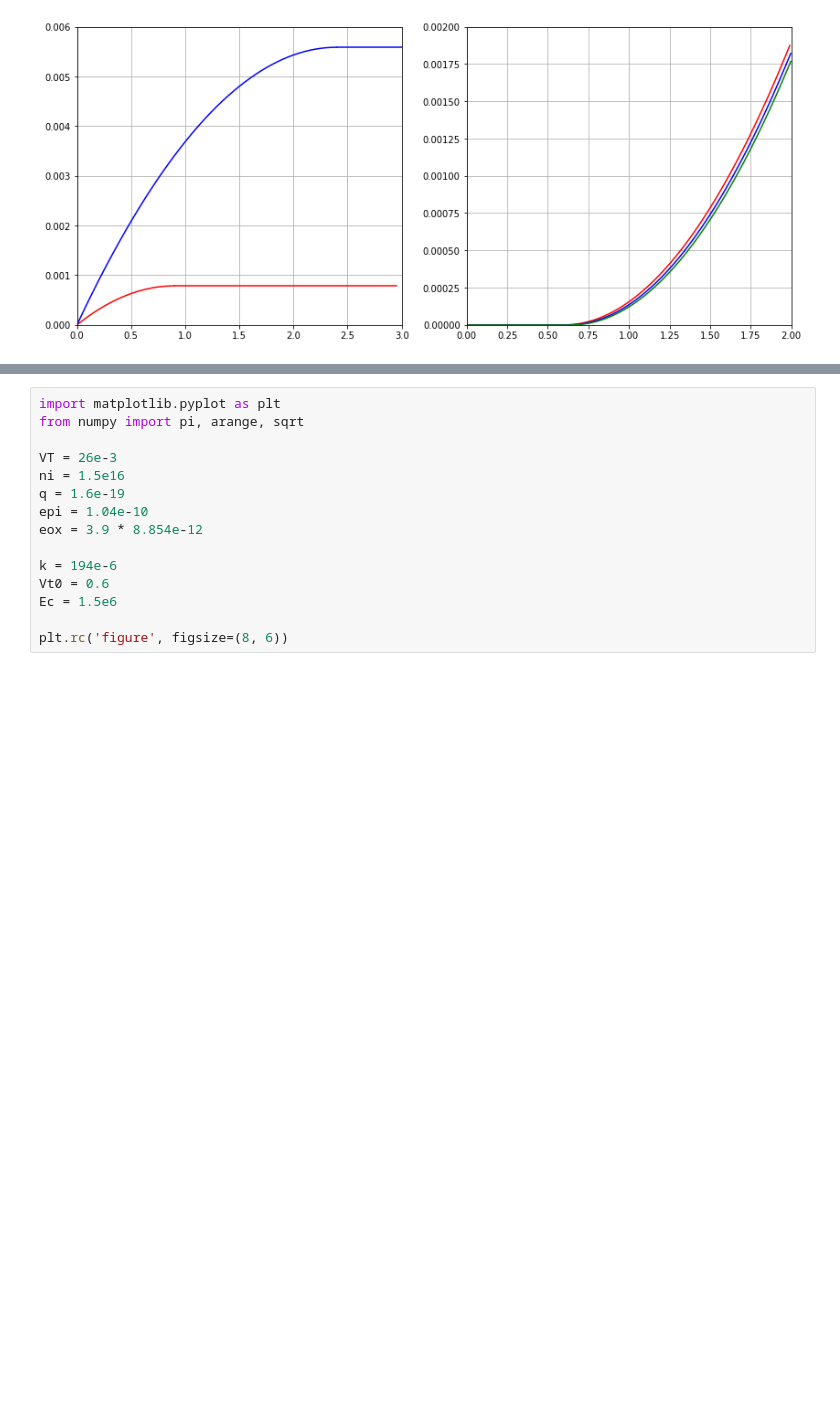
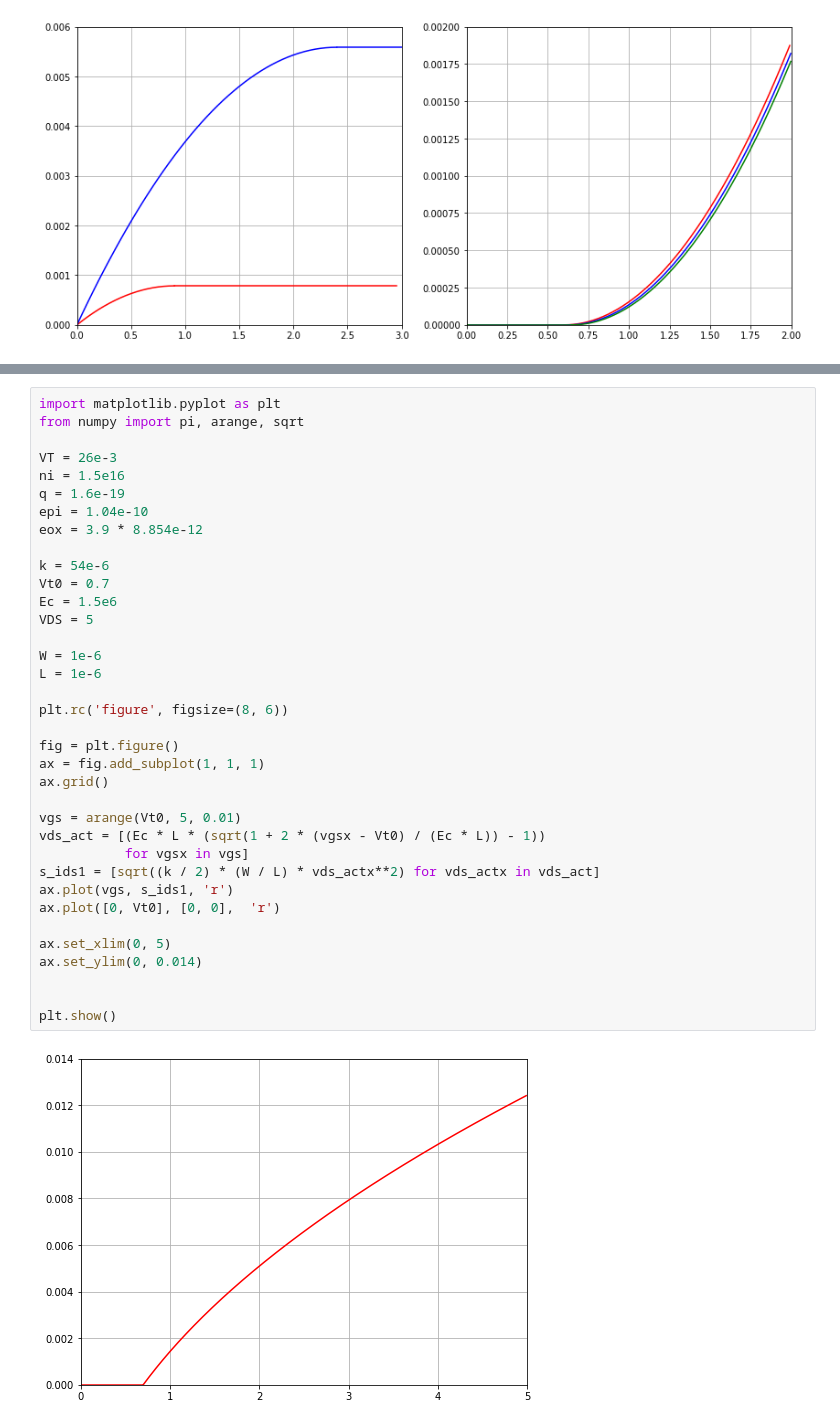
Before and after one commit to socrates77-sh/electronics, a Jupyter notebook: gray/ch01.ipynb, the cells around one changed output, grey strips where cells are left out. Cells and saved outputs as stored; diff of their text form; blank space fills up the shorter version.

```diff
--- a/gray/ch01.ipynb
+++ b/gray/ch01.ipynb
@@ -270,15 +499,38 @@ plt.show()
 # %%
 import matplotlib.pyplot as plt
 from numpy import pi, arange, sqrt
 
 VT = 26e-3
 ni = 1.5e16
 q = 1.6e-19
 epi = 1.04e-10
 eox = 3.9 * 8.854e-12
 
-k = 194e-6
-Vt0 = 0.6
+k = 54e-6
+Vt0 = 0.7
 Ec = 1.5e6
+VDS = 5
+
+W = 1e-6
+L = 1e-6
 
 plt.rc('figure', figsize=(8, 6))
+
+fig = plt.figure()
+ax = fig.add_subplot(1, 1, 1)
+ax.grid()
+
+vgs = arange(Vt0, 5, 0.01)
+vds_act = [(Ec * L * (sqrt(1 + 2 * (vgsx - Vt0) / (Ec * L)) - 1))
+           for vgsx in vgs]
+s_ids1 = [sqrt((k / 2) * (W / L) * vds_actx**2) for vds_actx in vds_act]
+ax.plot(vgs, s_ids1, 'r')
+ax.plot([0, Vt0], [0, 0],  'r')
+
+ax.set_xlim(0, 5)
+ax.set_ylim(0, 0.014)
+
+
+plt.show()
+# %% [output]
+[figure, added]
```
Also changed, not shown: parts of 5 cells of this notebook, 6 other files.
